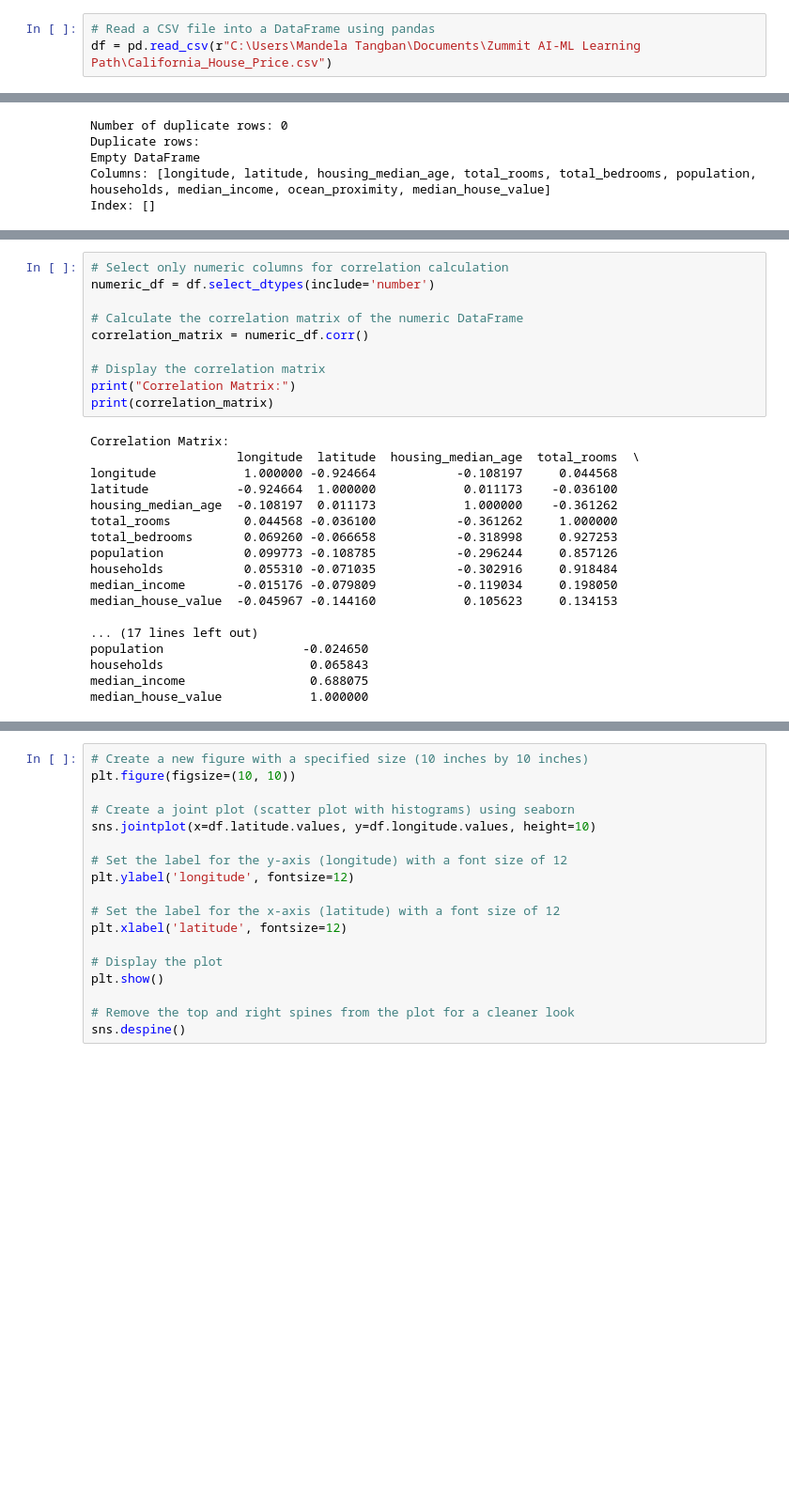
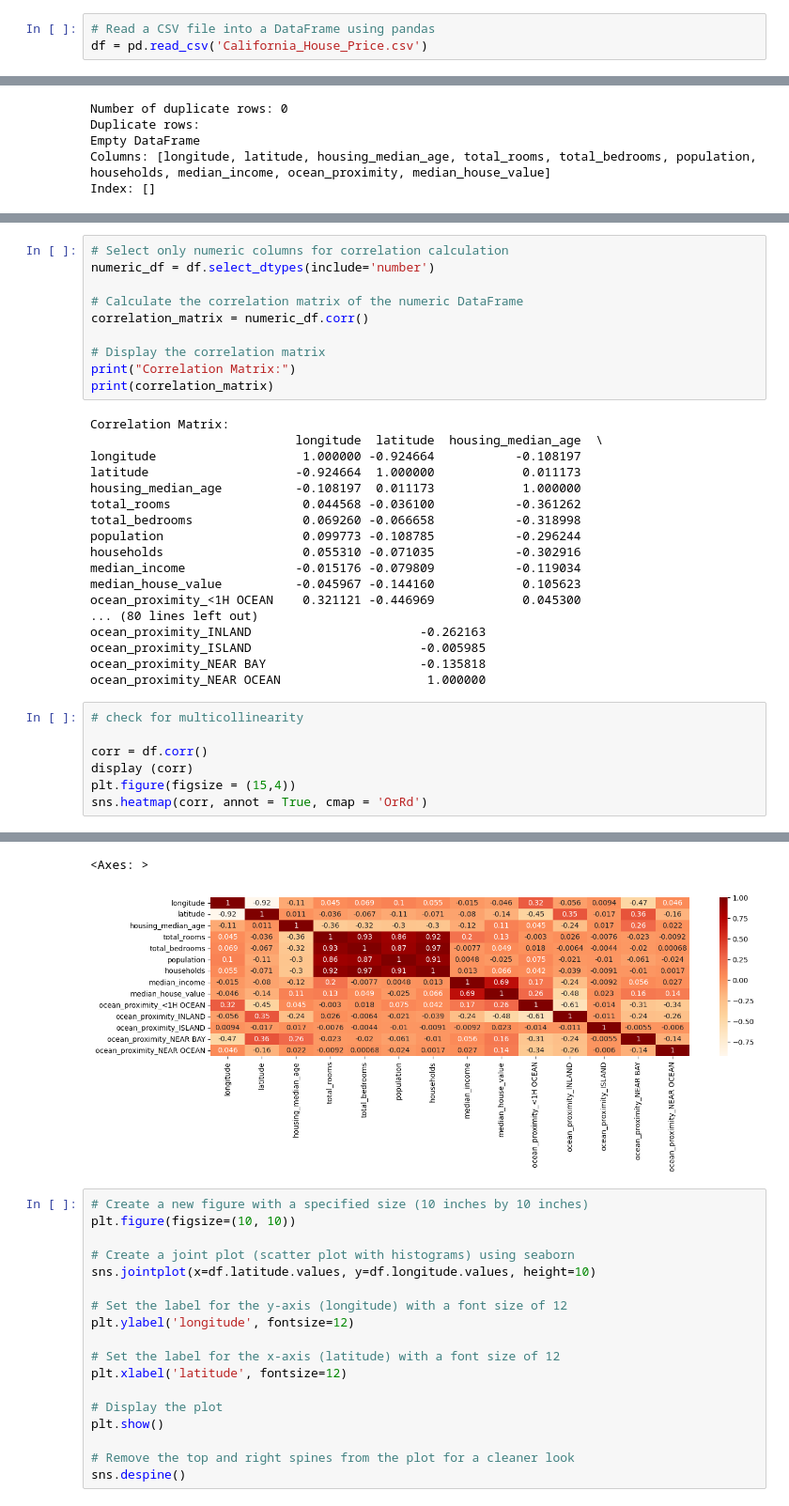
Before and after one commit to Princess-Flourish/AI-ML-Learning-Path, a Jupyter notebook: Linear_regression.ipynb, the cells around one changed output, grey strips where cells are left out. Shown at 94% size. Saved outputs shown, nothing was run; the diff lists cells and outputs as text; blank space fills up the shorter version.

```diff
--- a/Linear_regression.ipynb
+++ b/Linear_regression.ipynb
@@ -8,7 +8,7 @@ import mpl_toolkits
 %matplotlib inline
 # %%
 # Read a CSV file into a DataFrame using pandas
-df = pd.read_csv(r"C:\Users\Mandela Tangban\Documents\Zummit AI-ML Learning Path\California_House_Price.csv")
+df = pd.read_csv('California_House_Price.csv')
 # %%
 # Display the first five rows of the DataFrame 'df'.
 df.head()
@@ -145,19 +163,27 @@ print("Correlation Matrix:")
 print(correlation_matrix)
 # %% [output]
 Correlation Matrix:
-                    longitude  latitude  housing_median_age  total_rooms  \
-longitude            1.000000 -0.924664           -0.108197     0.044568
-latitude            -0.924664  1.000000            0.011173    -0.036100
-housing_median_age  -0.108197  0.011173            1.000000    -0.361262
-total_rooms          0.044568 -0.036100           -0.361262     1.000000
-total_bedrooms       0.069260 -0.066658           -0.318998     0.927253
-population           0.099773 -0.108785           -0.296244     0.857126
-households           0.055310 -0.071035           -0.302916     0.918484
-median_income       -0.015176 -0.079809           -0.119034     0.198050
-median_house_value  -0.045967 -0.144160            0.105623     0.134153
-
-... (17 lines left out)
-population                   -0.024650
-households                    0.065843
-median_income                 0.688075
-median_house_value            1.000000
+                            longitude  latitude  housing_median_age  \
+longitude                    1.000000 -0.924664           -0.108197
+latitude                    -0.924664  1.000000            0.011173
+housing_median_age          -0.108197  0.011173            1.000000
+total_rooms                  0.044568 -0.036100           -0.361262
+total_bedrooms               0.069260 -0.066658           -0.318998
+population                   0.099773 -0.108785           -0.296244
+households                   0.055310 -0.071035           -0.302916
+median_income               -0.015176 -0.079809           -0.119034
+median_house_value          -0.045967 -0.144160            0.105623
+ocean_proximity_<1H OCEAN    0.321121 -0.446969            0.045300
+... (80 lines left out)
+ocean_proximity_INLAND                       -0.262163
+ocean_proximity_ISLAND                       -0.005985
+ocean_proximity_NEAR BAY                     -0.135818
+ocean_proximity_NEAR OCEAN                    1.000000
+# %%
+# check for multicollinearity
+
+corr = df.corr()
+display (corr)
+plt.figure(figsize = (15,4))
+sns.heatmap(corr, annot = True, cmap = 'OrRd')
+# %% [output]
@@ -164,3 +205,5 @@ median_house_value            1.000000
+<Axes: >
+[figure, added]
 # %%
 # Create a new figure with a specified size (10 inches by 10 inches)
 plt.figure(figsize=(10, 10))
```
Also changed, not shown: parts of 7 cells of this notebook, 3 other files.
